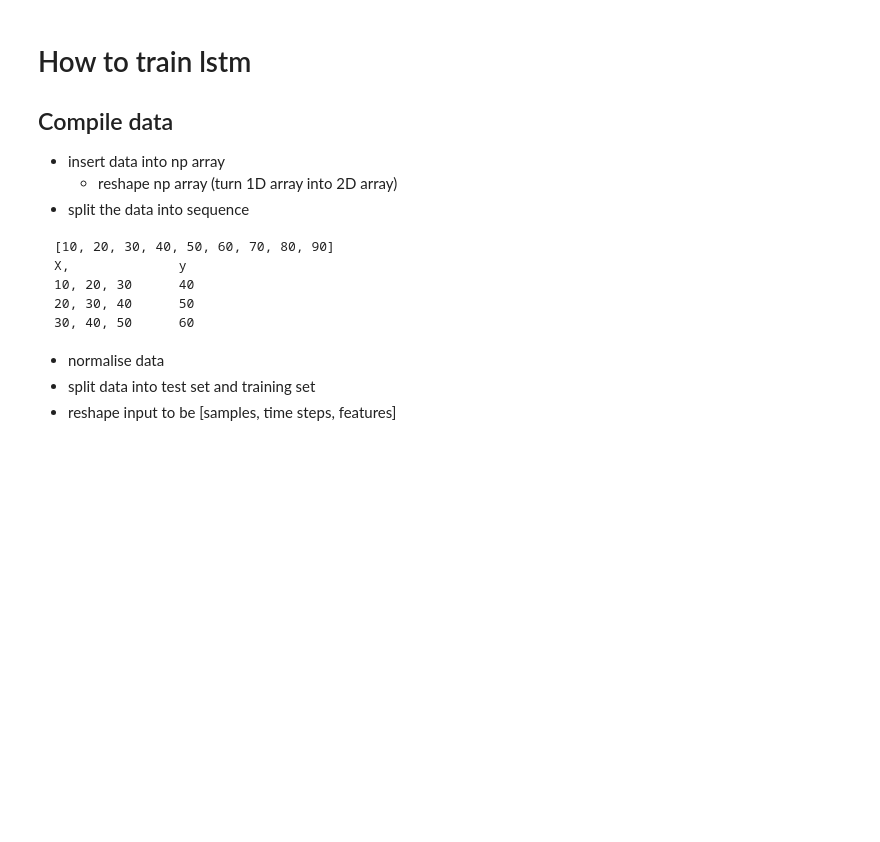
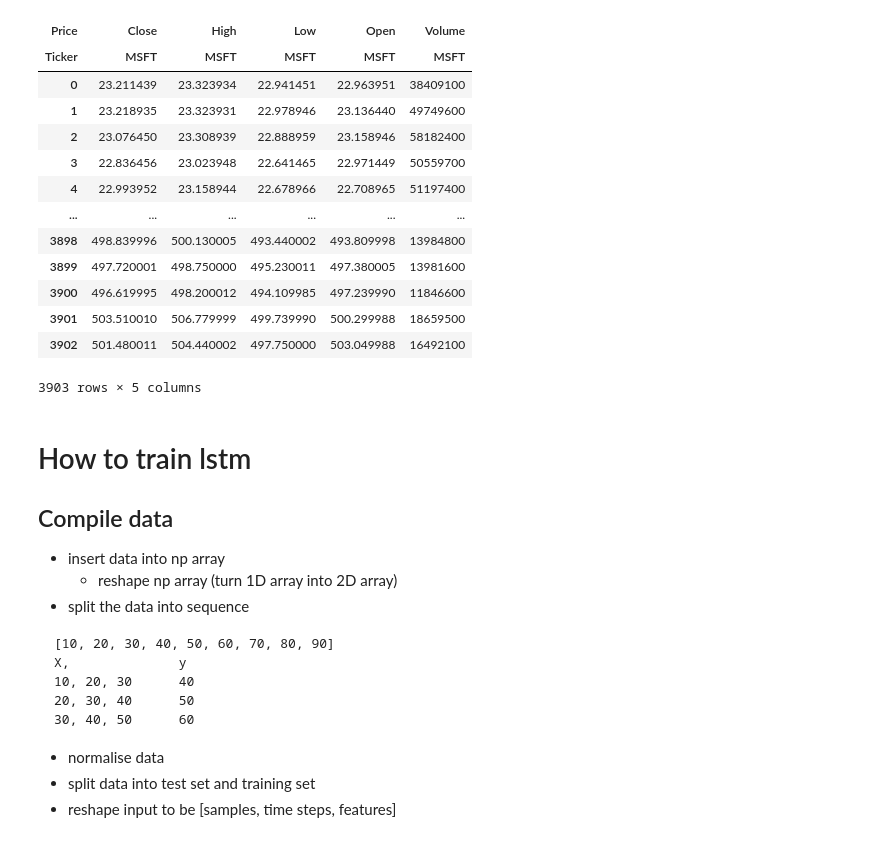
Before and after one commit to limzishen/Qubot_ML, a Jupyter notebook: data.ipynb, the cells around one changed output. Drawn from its saved outputs; the diff is of its cells as text; code cells hidden in the pictures; blank space fills up the shorter version.

```diff
--- a/data.ipynb
+++ b/data.ipynb
@@ -33,3 +43,20 @@ Date
+# %%
+df
+# %% [output]
+| Price | Close | High | Low | Open | Volume |
+| Ticker | MSFT | MSFT | MSFT | MSFT | MSFT |
+| 0 | 23.211439 | 23.323934 | 22.941451 | 22.963951 | 38409100 |
+| 1 | 23.218935 | 23.323931 | 22.978946 | 23.136440 | 49749600 |
+| 2 | 23.076450 | 23.308939 | 22.888959 | 23.158946 | 58182400 |
+| 3 | 22.836456 | 23.023948 | 22.641465 | 22.971449 | 50559700 |
+| 4 | 22.993952 | 23.158944 | 22.678966 | 22.708965 | 51197400 |
+| ... | ... | ... | ... | ... | ... |
+| 3898 | 498.839996 | 500.130005 | 493.440002 | 493.809998 | 13984800 |
+| 3899 | 497.720001 | 498.750000 | 495.230011 | 497.380005 | 13981600 |
+| 3900 | 496.619995 | 498.200012 | 494.109985 | 497.239990 | 11846600 |
+| 3901 | 503.510010 | 506.779999 | 499.739990 | 500.299988 | 18659500 |
+| 3902 | 501.480011 | 504.440002 | 497.750000 | 503.049988 | 16492100 |
+3903 rows × 5 columns
 # %%
 import numpy as np
 import math
```
Also changed, not shown: parts of 21 cells of this notebook, 1 other file.
